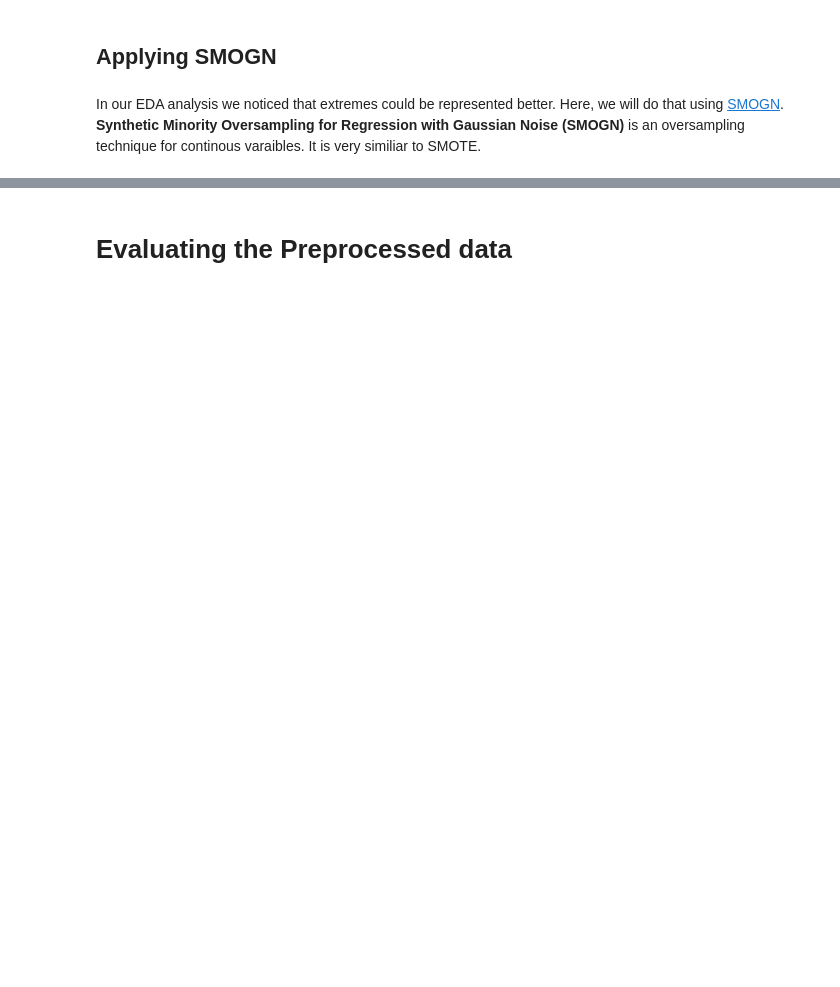
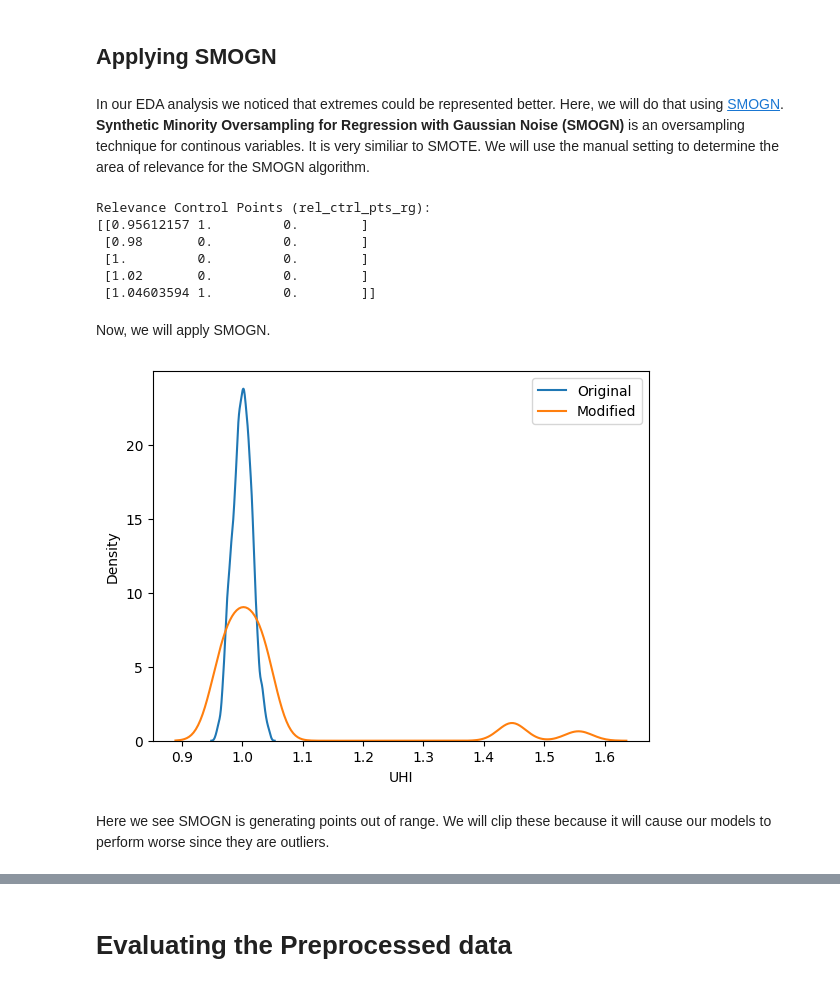
Before and after one commit to adamz312/cooling_with_code, a Jupyter notebook: 05_preprocessing.ipynb, the cells around one changed output, grey strips where cells are left out. Cells and saved outputs as stored; diff of their text form; code cells hidden in the pictures; blank space fills up the shorter version.

Commit message:
continued the analysis

```diff
--- a/05_preprocessing.ipynb
+++ b/05_preprocessing.ipynb
@@ -198,4 +226,46 @@ We can see in the second graph that a lot of the features that were skewed are n
 # %% [markdown]
 ## Applying SMOGN
 # %% [markdown]
-In our EDA analysis we noticed that extremes could be represented better. Here, we will do that using [SMOGN](https://proceedings.mlr.press/v74/branco17a/branco17a.pdf). **Synthetic Minority Oversampling for Regression with Gaussian Noise (SMOGN)** is an oversampling technique for continous varaibles. It is very similiar to SMOTE.
+In our EDA analysis we noticed that extremes could be represented better. Here, we will do that using [SMOGN](https://proceedings.mlr.press/v74/branco17a/branco17a.pdf). **Synthetic Minority Oversampling for Regression with Gaussian Noise (SMOGN)** is an oversampling technique for continous variables. It is very similiar to SMOTE. We will use the manual setting to determine the area of relevance for the SMOGN algorithm.
+# %%
+# Define relevance area
+rel_ctrl_pts_rg = np.array([
+    [min(dataset["UHI"]), 1, 0],  # Extreme low UHI → HIGH relevance
+    [0.98, 0, 0],                 # Lower common UHI → LOW relevance
+    [1.00, 0, 0],                 # Mean UHI → LOWEST relevance
+    [1.02, 0, 0],                 # Upper common UHI → LOW relevance
+    [max(dataset["UHI"]), 1, 0]   # Extreme high UHI → HIGH relevance
+])
+
+print("Relevance Control Points (rel_ctrl_pts_rg):")
+print(rel_ctrl_pts_rg)
+# %% [output]
+Relevance Control Points (rel_ctrl_pts_rg):
+[[0.95612157 1.         0.        ]
+ [0.98       0.         0.        ]
+ [1.         0.         0.        ]
+ [1.02       0.         0.        ]
+ [1.04603594 1.         0.        ]]
+# %% [markdown]
+Now, we will apply SMOGN.
+# %%
+# Apply SMOGN to the dataset
+df_resampled = smogn.smoter(
+    data=dataset,         # Input dataset
+    y="UHI",              # Target column (continuous variable)
+    samp_method="balance", # If 'extreme' is specified, more over/under-sampling is conducted
+    rel_thres=0.5,        # Threshold for minority class
+    rel_method="manual",    # use the manual setting this time
+    rel_ctrl_pts_rg=rel_ctrl_pts_rg, # apply the manual relevance area
+    pert = 0.01,
+)
+# %%
+## plot y distribution
+sns.kdeplot(dataset['UHI'], label = "Original")
+sns.kdeplot(df_resampled['UHI'], label = "Modified")
+plt.legend()
+plt.show()
+# %% [output]
+[figure, added]
+# %% [markdown]
+Here we see SMOGN is generating points out of range. We will clip these because it will cause our models to perform worse since they are outliers.
```
Also changed, not shown: parts of 15 cells of this notebook.
